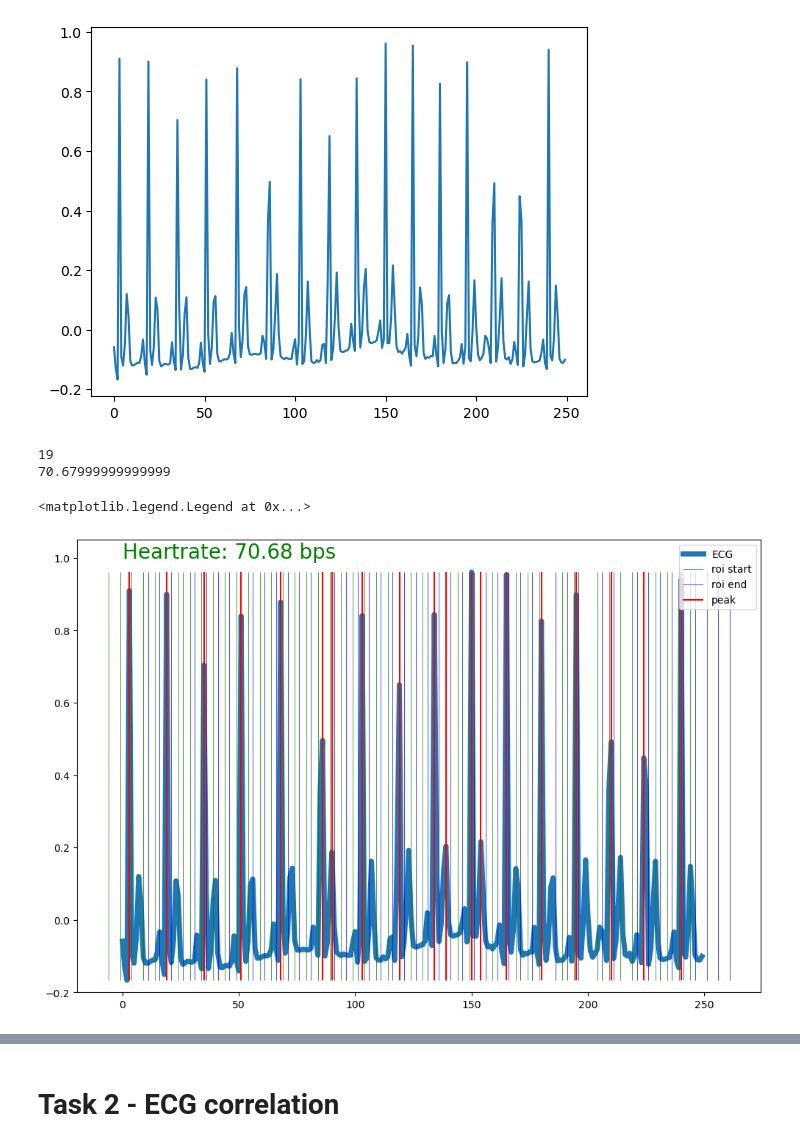
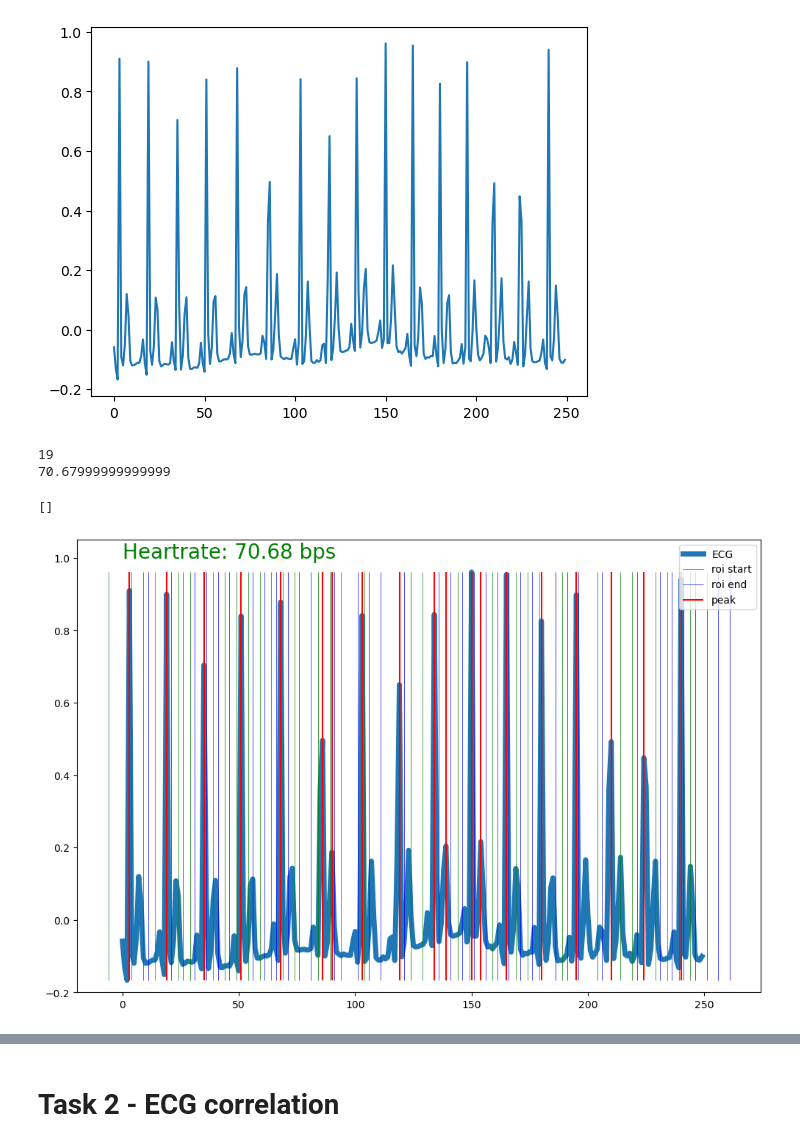
Before and after one commit to MQ37/ecg-emg-processing, a Jupyter notebook: Semestral1.ipynb, the cells around one changed output, grey strips where cells are left out. Saved outputs shown, nothing was run; the diff lists cells and outputs as text; code cells hidden in the pictures.

```diff
--- a/Semestral1.ipynb
+++ b/Semestral1.ipynb
@@ -187,17 +187,18 @@ plt.plot(signal)
 [figure]
 # %%
 plt.figure(figsize=(12, 8))
-peaks = detect_peaks(signal, N=5, rthreshold=5, pthreshold=90, do_plot=True)
+peaks = detect_peaks(signal, N=5, rthreshold=20, pthreshold=90, do_plot=True)
 npeaks = len(peaks)
 print(npeaks)
 pps = npeaks / seconds
 hr = pps*60
 print(hr)
 plt.text(0, 1, "Heartrate: %.2f bps" % hr, fontdict={"size": 20, "color": "green"})
 plt.ylim(-0.2, 1.05)
 plt.legend(loc="upper right")
+plt.plot()
 # %% [output]
 19
 70.67999999999999
-<matplotlib.legend.Legend at 0x...>
+[]
-[figure, old version]
+[figure, new version]
```
Also changed, not shown: parts of 6 cells of this notebook.
